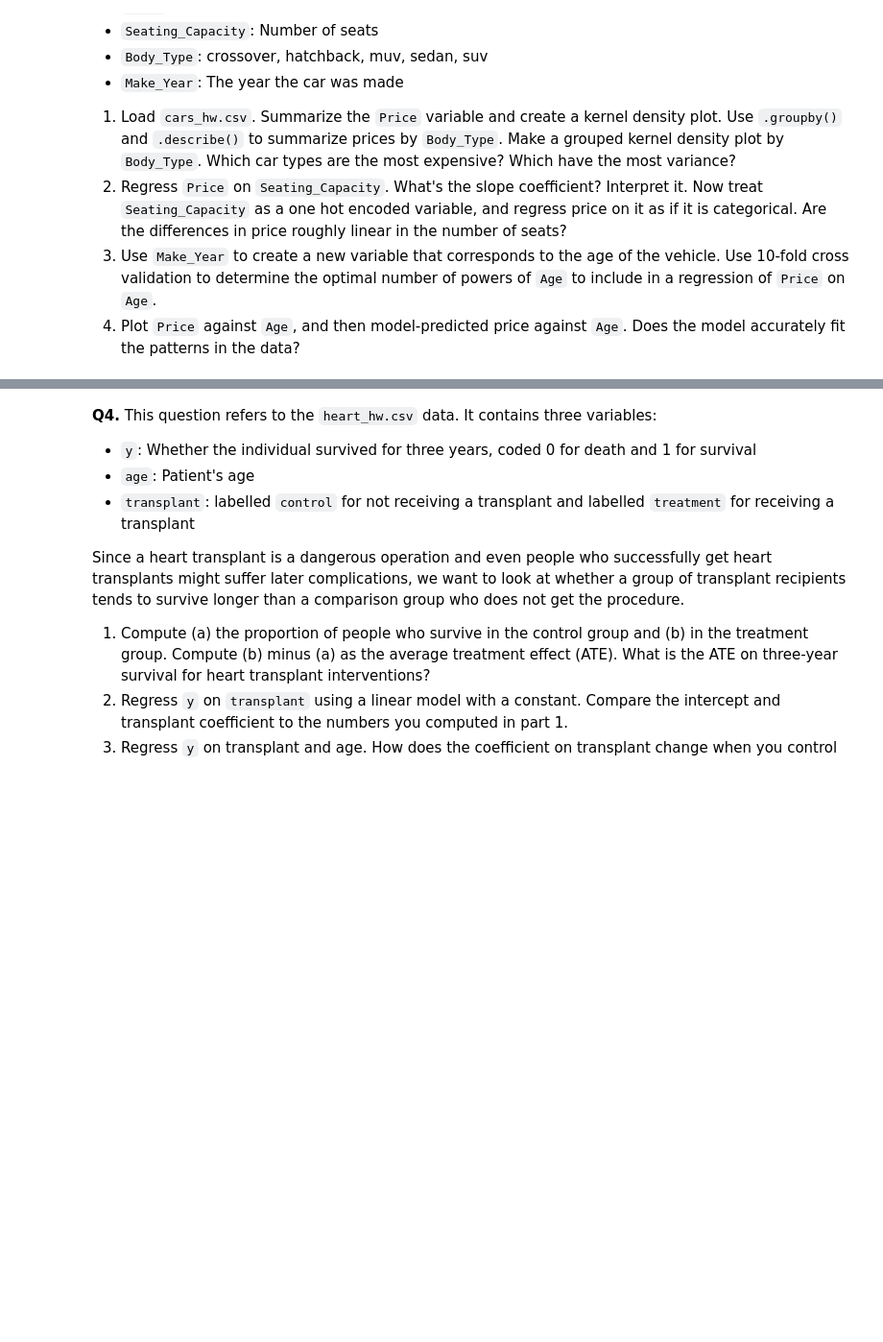
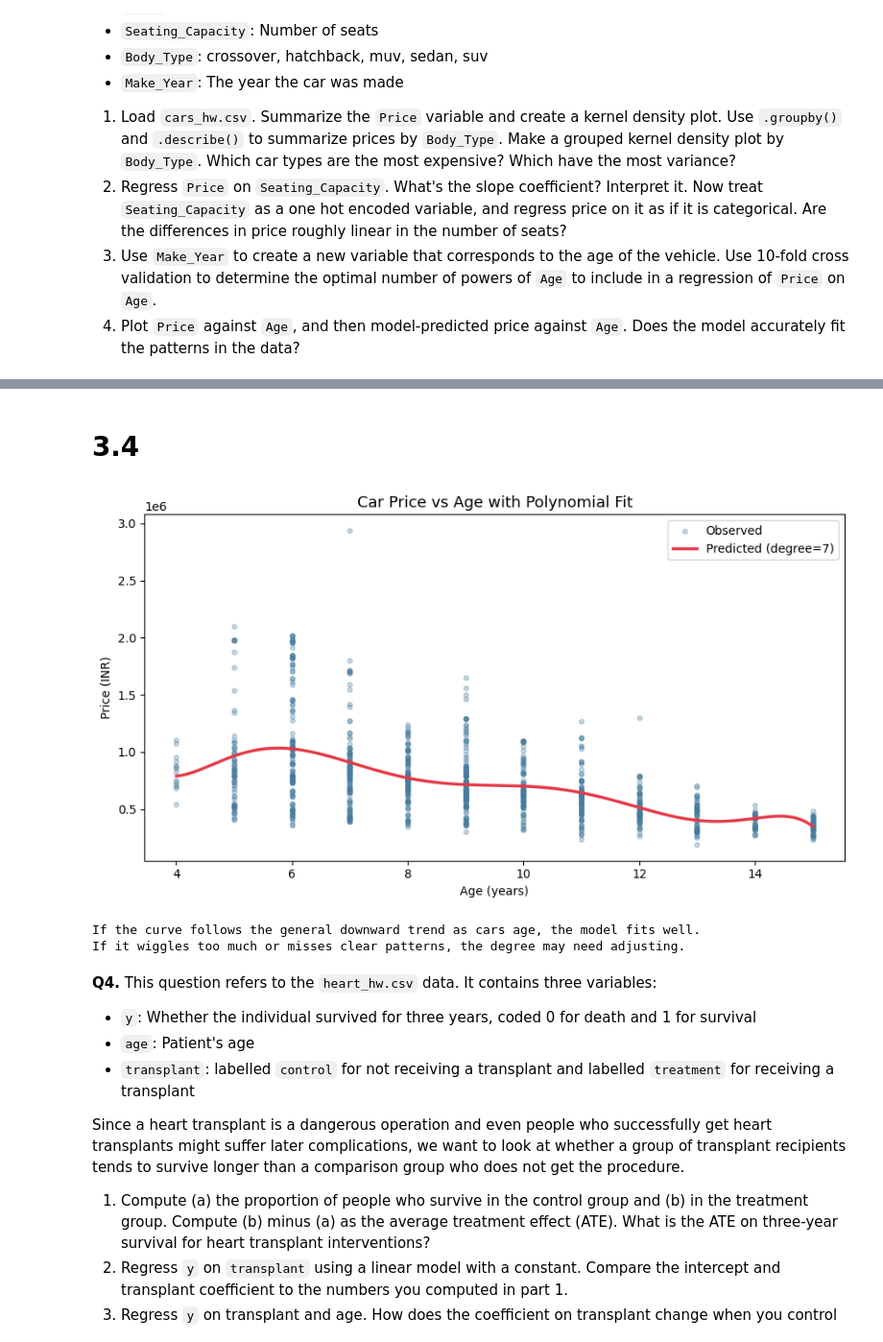
Before and after one commit to timlee717/undergrad_ml_assignments, a Jupyter notebook: 03_assignment_linear_models.ipynb, the cells around one changed output, grey strips where cells are left out. Shown at 96% size. Drawn from its saved outputs; the diff is of its cells as text; code cells hidden in the pictures; blank space fills up the shorter version.

```diff
--- a/03_assignment_linear_models.ipynb
+++ b/03_assignment_linear_models.ipynb
@@ -67,3 +522,33 @@ It really comes down to dataset size and how much computation you can afford. Fo
+# %% [markdown]
+# 3.4
+# %%
+#fitting the best model on data
+best_model = Pipeline([
+    ("poly", PolynomialFeatures(degree=best_degree, include_bias=False)),
+    ("lr", LinearRegression())
+])
+best_model.fit(X_age, y_price)
+
+#smooth prediction line
+age_grid = np.linspace(cars["Age"].min(), cars["Age"].max(), 300).reshape(-1, 1)
+pred_grid = best_model.predict(age_grid)
+
+fig, ax = plt.subplots(figsize=(9, 5))
+ax.scatter(cars["Age"], cars["Price"], alpha=0.3, color="#457b9d", s=15, label="Observed")
+ax.plot(age_grid, pred_grid, color="#e63946", linewidth=2.5, label=f"Predicted (degree={best_degree})")
+ax.set_title("Car Price vs Age with Polynomial Fit", fontsize=13)
+ax.set_xlabel("Age (years)")
+ax.set_ylabel("Price (INR)")
+ax.legend()
+plt.tight_layout()
+plt.show()
+
+print("If the curve follows the general downward trend as cars age, the model fits well.")
+print("If it wiggles too much or misses clear patterns, the degree may need adjusting.")
+# %% [output]
+[figure, added]
+If the curve follows the general downward trend as cars age, the model fits well.
+If it wiggles too much or misses clear patterns, the degree may need adjusting.
 # %% [markdown]
 **Q4.** This question refers to the `heart_hw.csv` data. It contains three variables:
 
```
Also changed, not shown: parts of 25 cells of this notebook.
